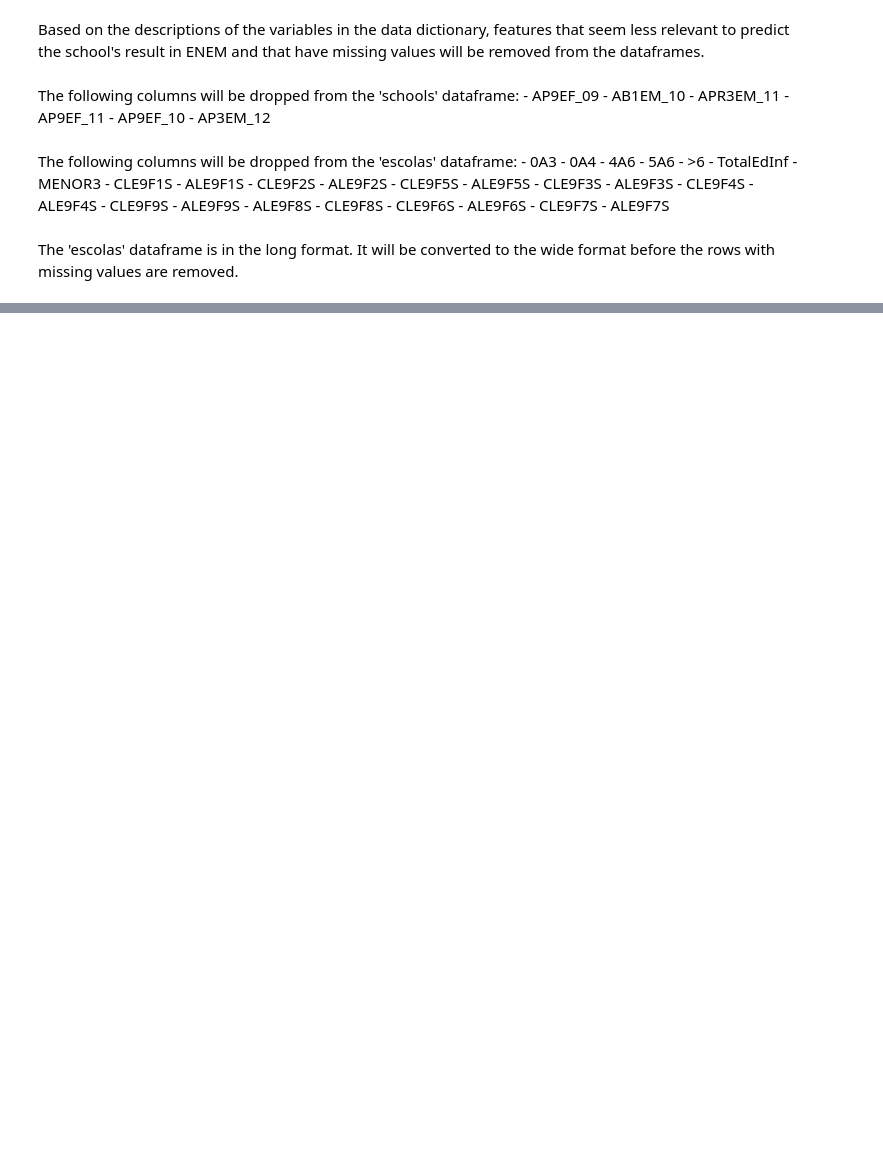
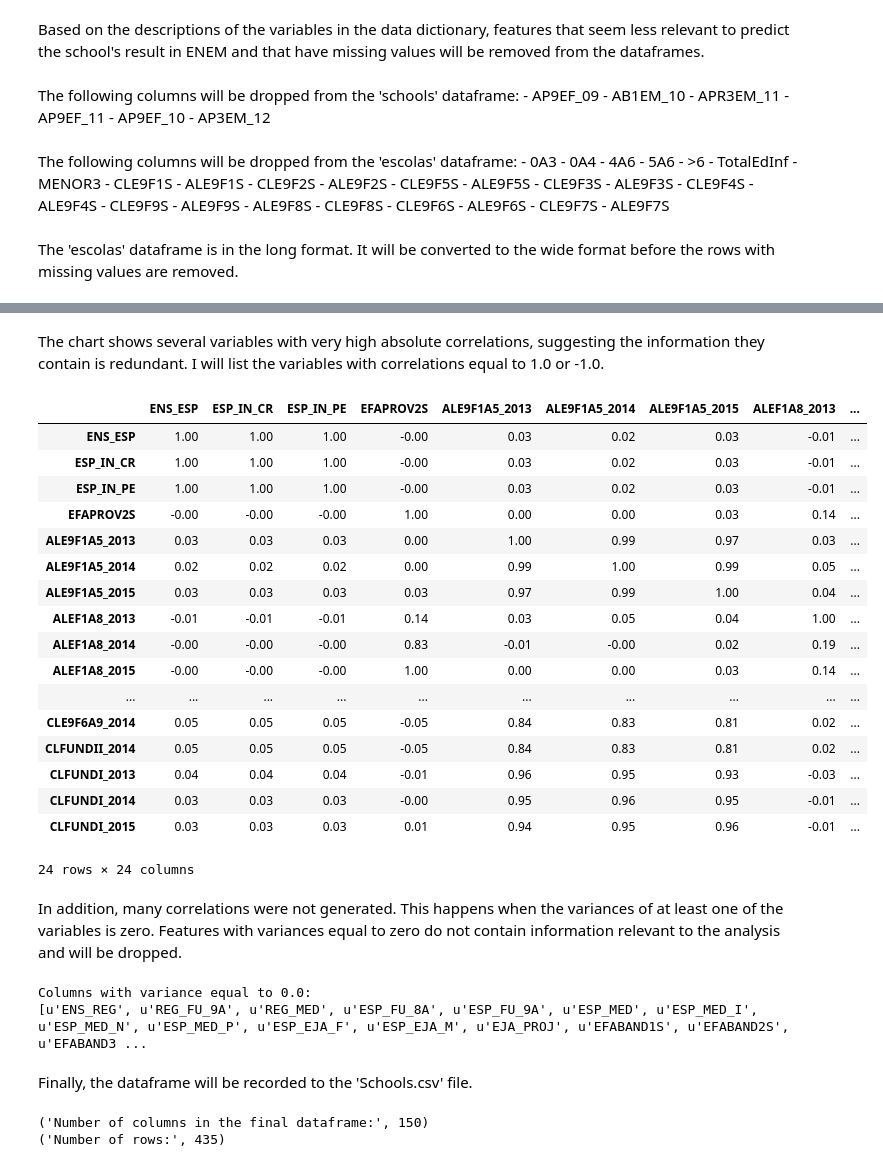
Before and after one commit to vmorenojr/Homework2, a Jupyter notebook: DataWrangling.ipynb, the cells around one changed output, grey strips where cells are left out. Cells and saved outputs as stored; diff of their text form; code cells hidden in the pictures; blank space fills up the shorter version.

```diff
--- a/DataWrangling.ipynb
+++ b/DataWrangling.ipynb
@@ -302,0 +500,35 @@ schools.describe()
+# %% [markdown]
+ The chart shows several variables with very high absolute correlations,
+ suggesting the information they contain is redundant. I will list the
+ variables with correlations equal to 1.0 or -1.0.
+# %%
+
+corr_1 = schools.select_dtypes('number').corr()
+
+col_list = []
+
+for col in corr_1.columns:
+      if (sum(corr_1[col] == 1.0) >= 2) | (sum(corr_1[col] == -1.0) >= 1):
+            col_list.append(col)
+
+corr_1 = schools[col_list].corr()
+corr_1
+# %% [output]
+|  | ENS_ESP | ESP_IN_CR | ESP_IN_PE | EFAPROV2S | ALE9F1A5_2013 | ALE9F1A5_2014 | ALE9F1A5_2015 | ALEF1A8_2013 | ... |
+| ENS_ESP | 1.00 | 1.00 | 1.00 | -0.00 | 0.03 | 0.02 | 0.03 | -0.01 | ... |
+| ESP_IN_CR | 1.00 | 1.00 | 1.00 | -0.00 | 0.03 | 0.02 | 0.03 | -0.01 | ... |
+| ESP_IN_PE | 1.00 | 1.00 | 1.00 | -0.00 | 0.03 | 0.02 | 0.03 | -0.01 | ... |
+| EFAPROV2S | -0.00 | -0.00 | -0.00 | 1.00 | 0.00 | 0.00 | 0.03 | 0.14 | ... |
+| ALE9F1A5_2013 | 0.03 | 0.03 | 0.03 | 0.00 | 1.00 | 0.99 | 0.97 | 0.03 | ... |
+| ALE9F1A5_2014 | 0.02 | 0.02 | 0.02 | 0.00 | 0.99 | 1.00 | 0.99 | 0.05 | ... |
+| ALE9F1A5_2015 | 0.03 | 0.03 | 0.03 | 0.03 | 0.97 | 0.99 | 1.00 | 0.04 | ... |
+| ALEF1A8_2013 | -0.01 | -0.01 | -0.01 | 0.14 | 0.03 | 0.05 | 0.04 | 1.00 | ... |
+| ALEF1A8_2014 | -0.00 | -0.00 | -0.00 | 0.83 | -0.01 | -0.00 | 0.02 | 0.19 | ... |
+| ALEF1A8_2015 | -0.00 | -0.00 | -0.00 | 1.00 | 0.00 | 0.00 | 0.03 | 0.14 | ... |
+| ... | ... | ... | ... | ... | ... | ... | ... | ... | ... |
+| CLE9F6A9_2014 | 0.05 | 0.05 | 0.05 | -0.05 | 0.84 | 0.83 | 0.81 | 0.02 | ... |
+| CLFUNDII_2014 | 0.05 | 0.05 | 0.05 | -0.05 | 0.84 | 0.83 | 0.81 | 0.02 | ... |
+| CLFUNDI_2013 | 0.04 | 0.04 | 0.04 | -0.01 | 0.96 | 0.95 | 0.93 | -0.03 | ... |
+| CLFUNDI_2014 | 0.03 | 0.03 | 0.03 | -0.00 | 0.95 | 0.96 | 0.95 | -0.01 | ... |
+| CLFUNDI_2015 | 0.03 | 0.03 | 0.03 | 0.01 | 0.94 | 0.95 | 0.96 | -0.01 | ... |
+24 rows × 24 columns
@@ -302,0 +547,24 @@ schools.describe()
+# %% [markdown]
+ In addition, many correlations were not generated. This happens when
+ the variances of at least one of the variables is zero. Features with
+ variances equal to zero do not contain information relevant
+ to the analysis and will be dropped.
+# %%
+std_0 = schools.select_dtypes('number').std()
+cols_std_0 = list(std_0[std_0 == 0].index)
+
+print('Columns with variance equal to 0.0:')
+print(cols_std_0)
+
+schools.drop(cols_std_0, axis=1, inplace=True)
+# %% [output]
+Columns with variance equal to 0.0:
+[u'ENS_REG', u'REG_FU_9A', u'REG_MED', u'ESP_FU_8A', u'ESP_FU_9A', u'ESP_MED', u'ESP_MED_I', u'ESP_MED_N', u'ESP_MED_P', u'ESP_EJA_F', u'ESP_EJA_M', u'EJA_PROJ', u'EFABAND1S', u'EFABAND2S', u'EFABAND3 ...
+# %% [markdown]
+ Finally, the dataframe will be recorded to the 'Schools.csv' file.
+# %%
+print('Number of columns in the final dataframe:', schools.shape[1])
+print('Number of rows:', schools.shape[0])
+# %% [output]
+('Number of columns in the final dataframe:', 150)
+('Number of rows:', 435)
```
Also changed, not shown: parts of 29 cells of this notebook, 5 other files.
